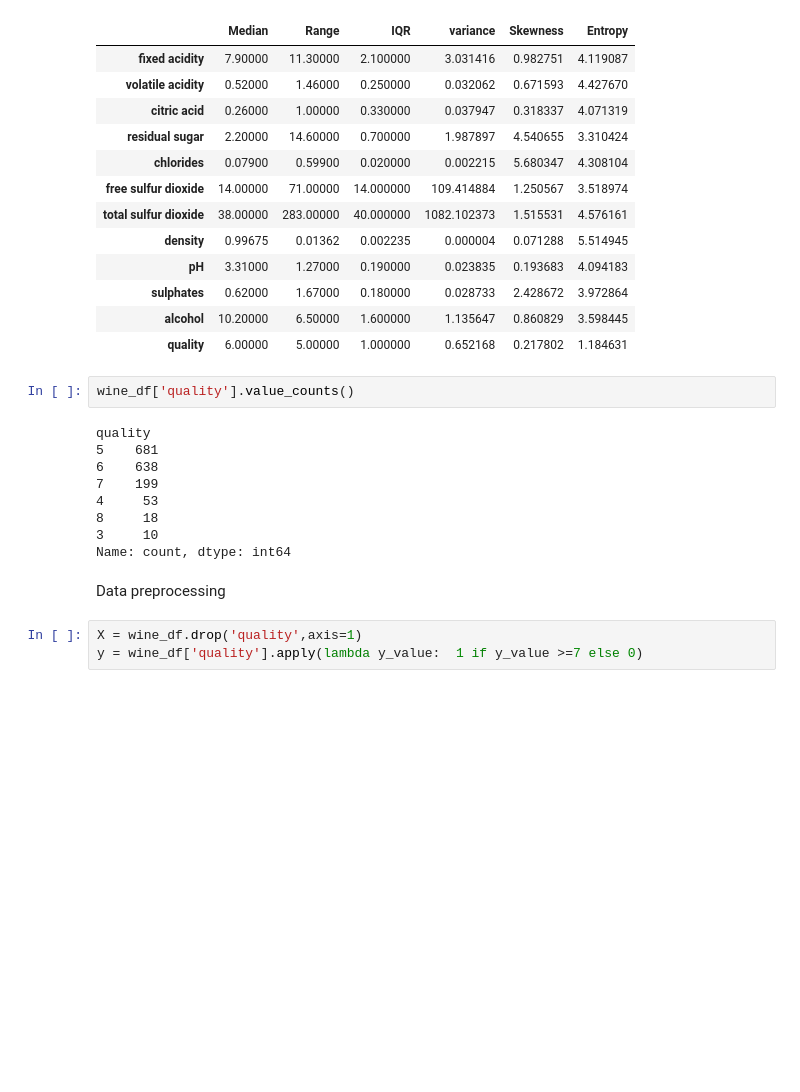
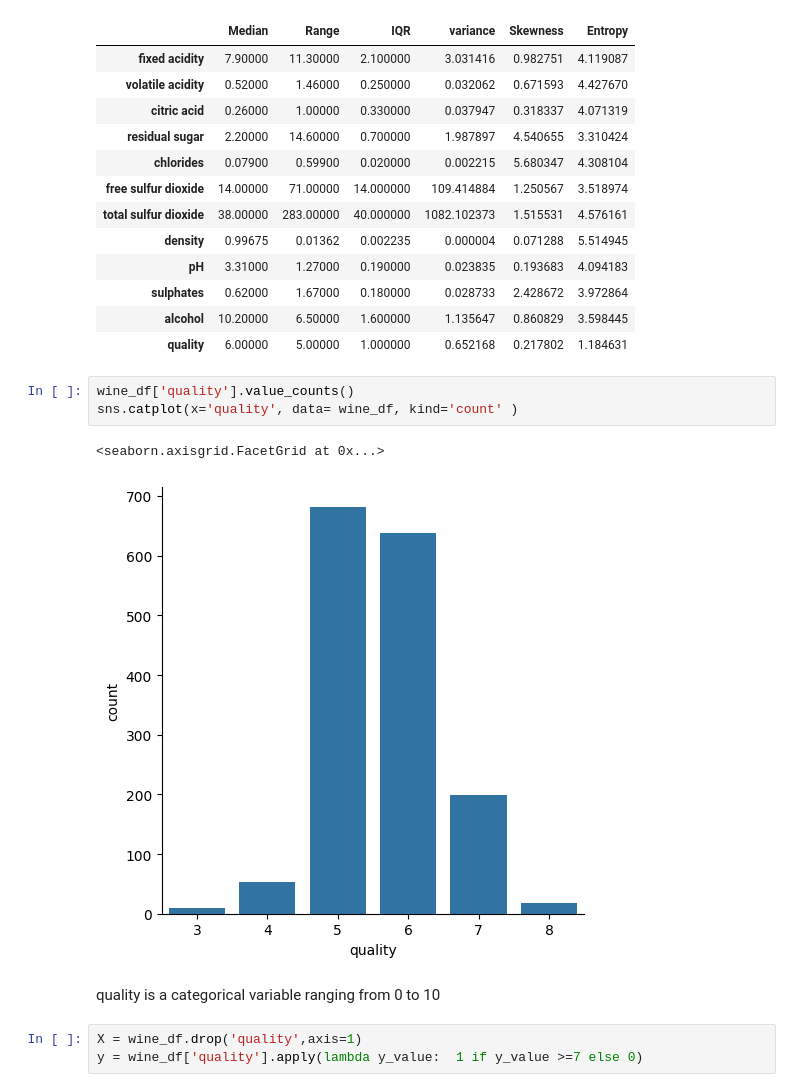
Before and after one commit to gsankarvg/Pattern-Rec---LC1, a Jupyter notebook: q5.ipynb, the cells around one changed output. Cells and saved outputs as stored; diff of their text form; blank space fills up the shorter version.

```diff
--- a/q5.ipynb
+++ b/q5.ipynb
@@ -90,19 +100,14 @@ stats
 | sulphates | 0.62000 | 1.67000 | 0.180000 | 0.028733 | 2.428672 | 3.972864 |
 | alcohol | 10.20000 | 6.50000 | 1.600000 | 1.135647 | 0.860829 | 3.598445 |
 | quality | 6.00000 | 5.00000 | 1.000000 | 0.652168 | 0.217802 | 1.184631 |
-# %%
-wine_df['quality'].value_counts()
-# %% [output]
-quality
-5    681
-6    638
-7    199
-4     53
-8     18
-3     10
-Name: count, dtype: int64
-# %% [markdown]
-Data preprocessing
+# %%
+wine_df['quality'].value_counts()
+sns.catplot(x='quality', data= wine_df, kind='count' )
+# %% [output]
+<seaborn.axisgrid.FacetGrid at 0x...>
+[figure, added]
+# %% [markdown]
+quality is a categorical variable ranging from 0 to 10
 # %%
 X = wine_df.drop('quality',axis=1)
 y = wine_df['quality'].apply(lambda y_value:  1 if y_value >=7 else 0)
```
Also changed, not shown: parts of 15 cells of this notebook, 14 other files.
